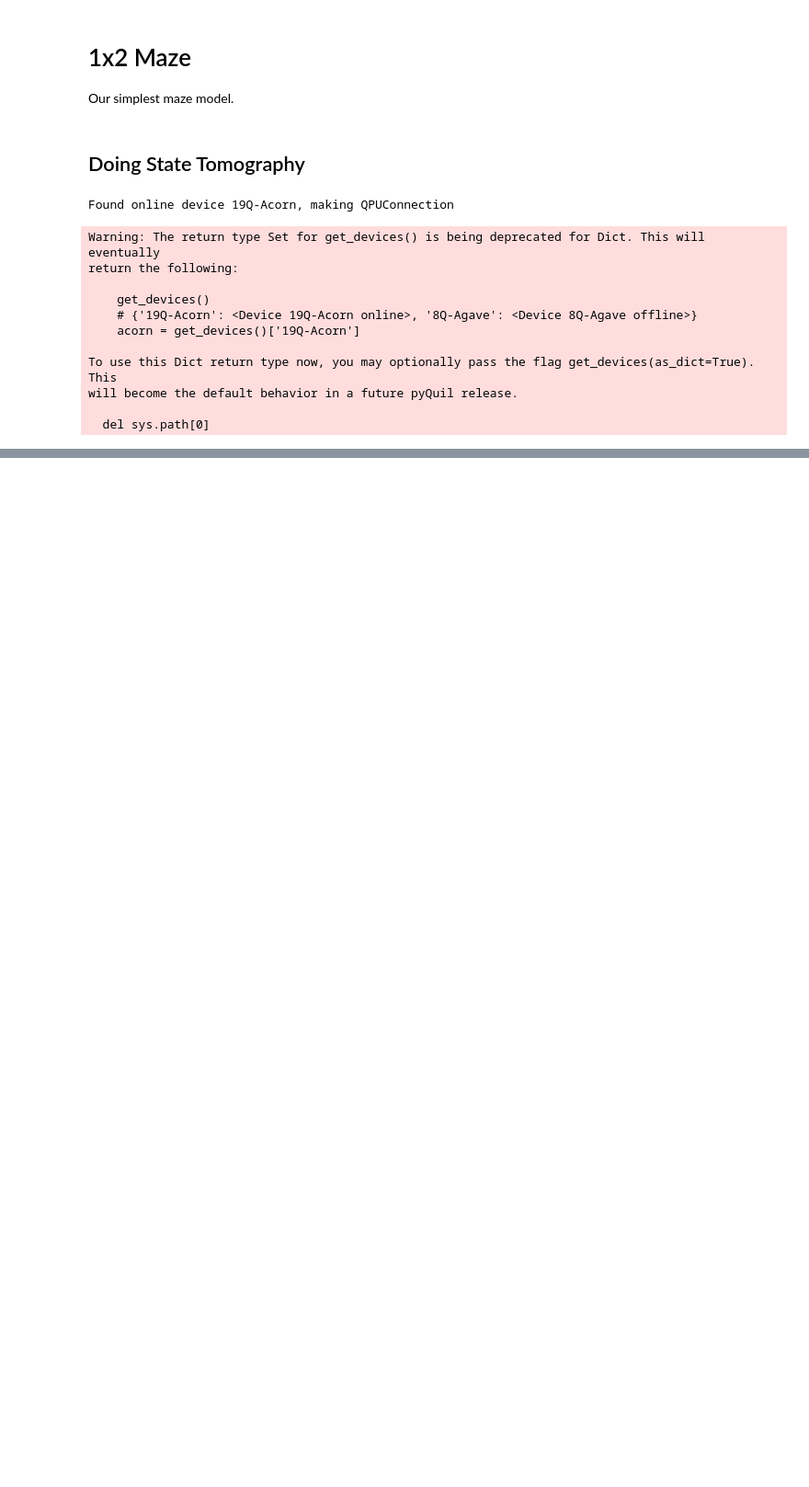
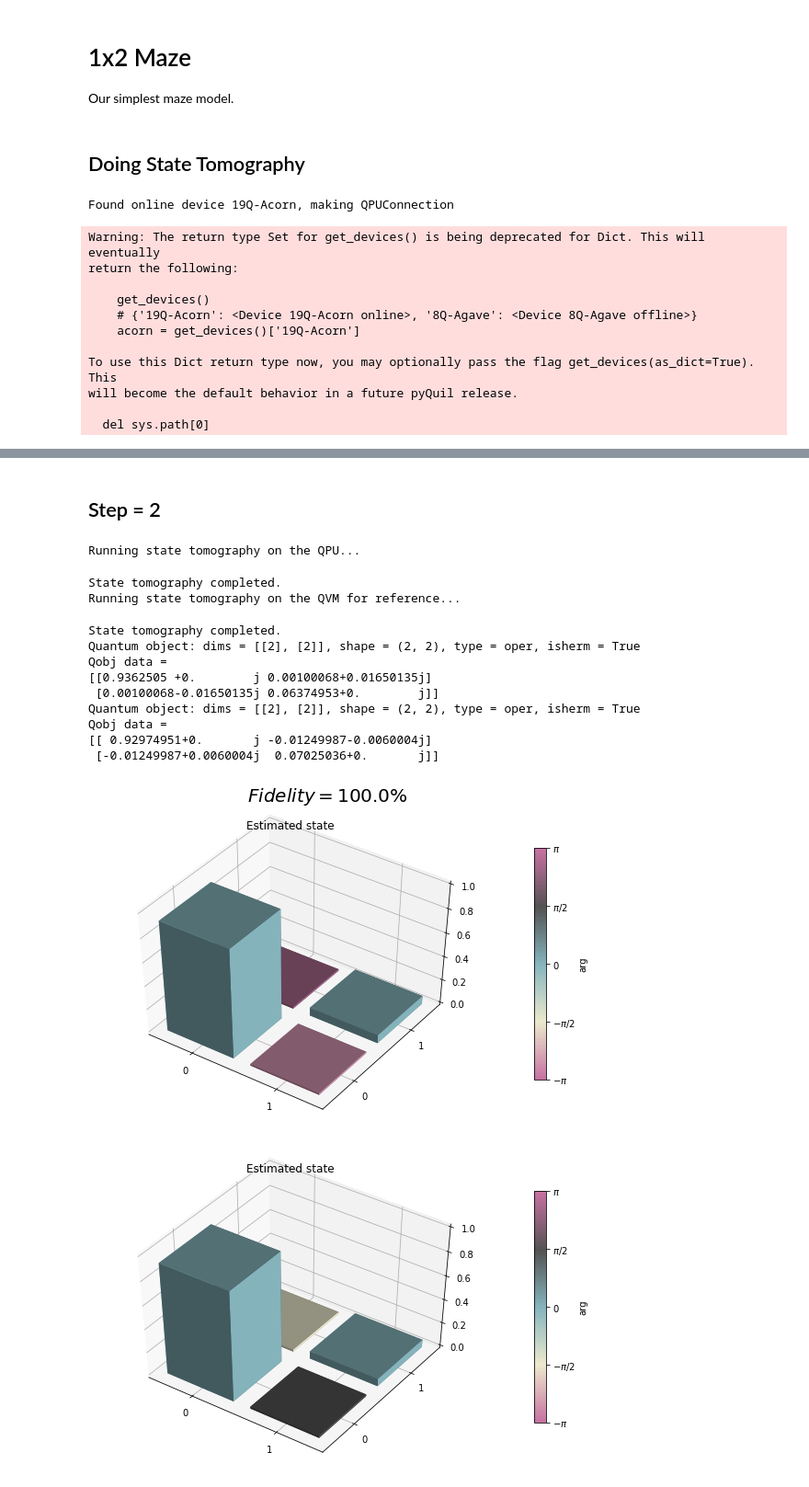
Before and after one commit to DuckTigger/RigettiHack, a Jupyter notebook: Rigetti Hackathon Maze 1D.ipynb, the cells around one changed output, grey strips where cells are left out. Shown: that part at 92% size. Saved outputs shown, nothing was run; the diff lists cells and outputs as text; code cells hidden in the pictures; blank space fills up the shorter version.

```diff
--- a/Rigetti Hackathon Maze 1D.ipynb
+++ b/Rigetti Hackathon Maze 1D.ipynb
@@ -303,0 +313,19 @@ Qobj data =
+# %% [markdown]
+## Step = 2
+# %%
+plot_state(2)
+# %% [output]
+Running state tomography on the QPU...
+State tomography completed.
+Running state tomography on the QVM for reference...
+State tomography completed.
+Quantum object: dims = [[2], [2]], shape = (2, 2), type = oper, isherm = True
+Qobj data =
+[[0.9362505 +0.        j 0.00100068+0.01650135j]
+ [0.00100068-0.01650135j 0.06374953+0.        j]]
+Quantum object: dims = [[2], [2]], shape = (2, 2), type = oper, isherm = True
+Qobj data =
+[[ 0.92974951+0.       j -0.01249987-0.0060004j]
+ [-0.01249987+0.0060004j  0.07025036+0.       j]]
+[figure, added]
+[figure, added]
```
Also changed, not shown: parts of 17 cells of this notebook, 22 other files.
